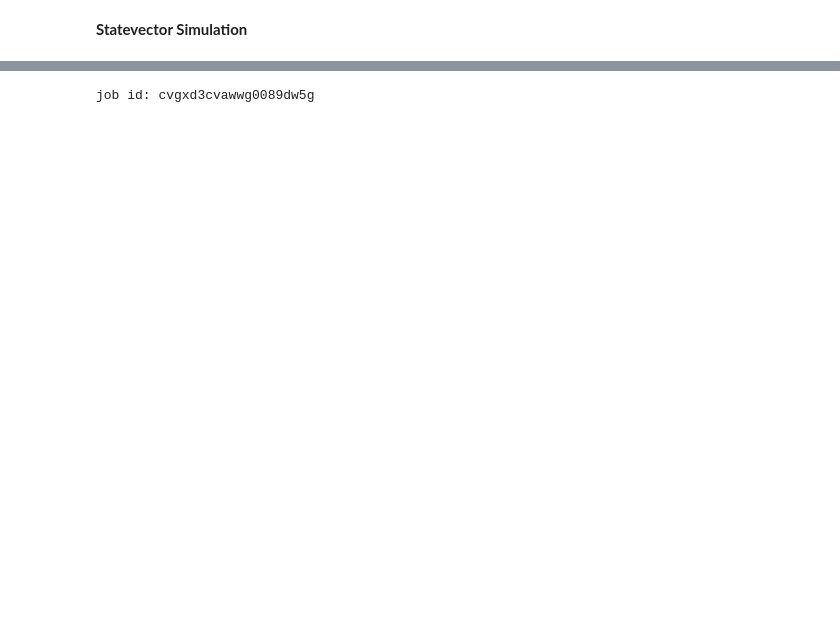
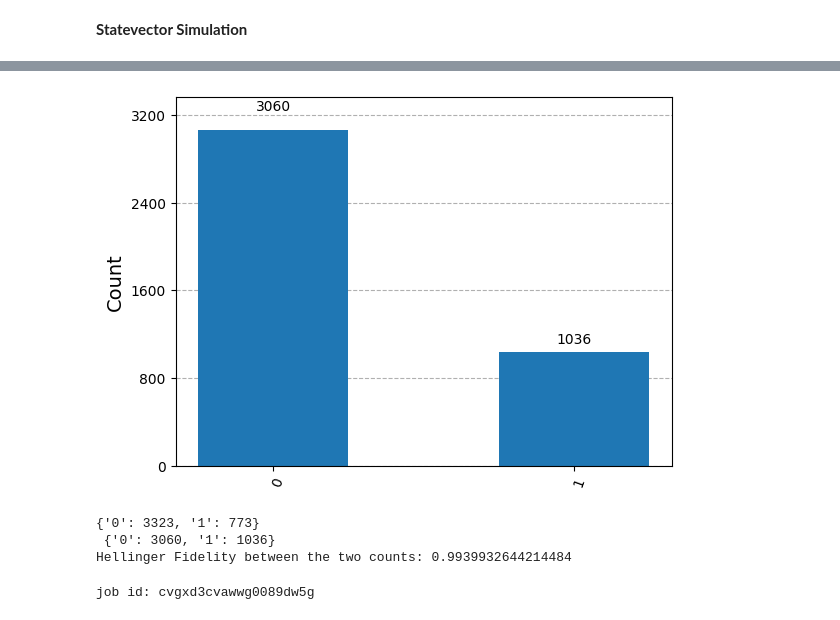
Before and after one commit to RajatSaha1106/Qiskit-Fundamentals, a Jupyter notebook: Experimental Quantum Embedding.ipynb, the cells around one changed output, grey strips where cells are left out. Saved outputs shown, nothing was run; the diff lists cells and outputs as text; code cells hidden in the pictures; blank space fills up the shorter version.

Commit message:
Retrieved the results from ibm brisbane for constructing non-uniform quantum state.

```diff
--- a/Experimental Quantum Embedding.ipynb
+++ b/Experimental Quantum Embedding.ipynb
@@ -568,3 +570,22 @@ Job id: cvg5h4c8w2g0008ejfmg
+# %%
+job_retrieved=service.job("cvhh7f5z17rg008dgtdg")
+
+result=job_retrieved.result()[0]
+
+counts=result.data.meas.get_counts()
+
+plot_histogram(counts)
+# %% [output]
+[figure, added]
+# %%
+fidelity_score=hellinger_fidelity(counts_sim,counts)
+print(counts_sim,"\n",counts)
+
+print(f"Hellinger Fidelity between the two counts: {fidelity_score}")
+# %% [output]
+{'0': 3323, '1': 773}
+ {'0': 3060, '1': 1036}
+Hellinger Fidelity between the two counts: 0.9939932644214484
 # %%
 circuit=QuantumCircuit(127)
 
```
Also changed, not shown: parts of 14 cells of this notebook.
